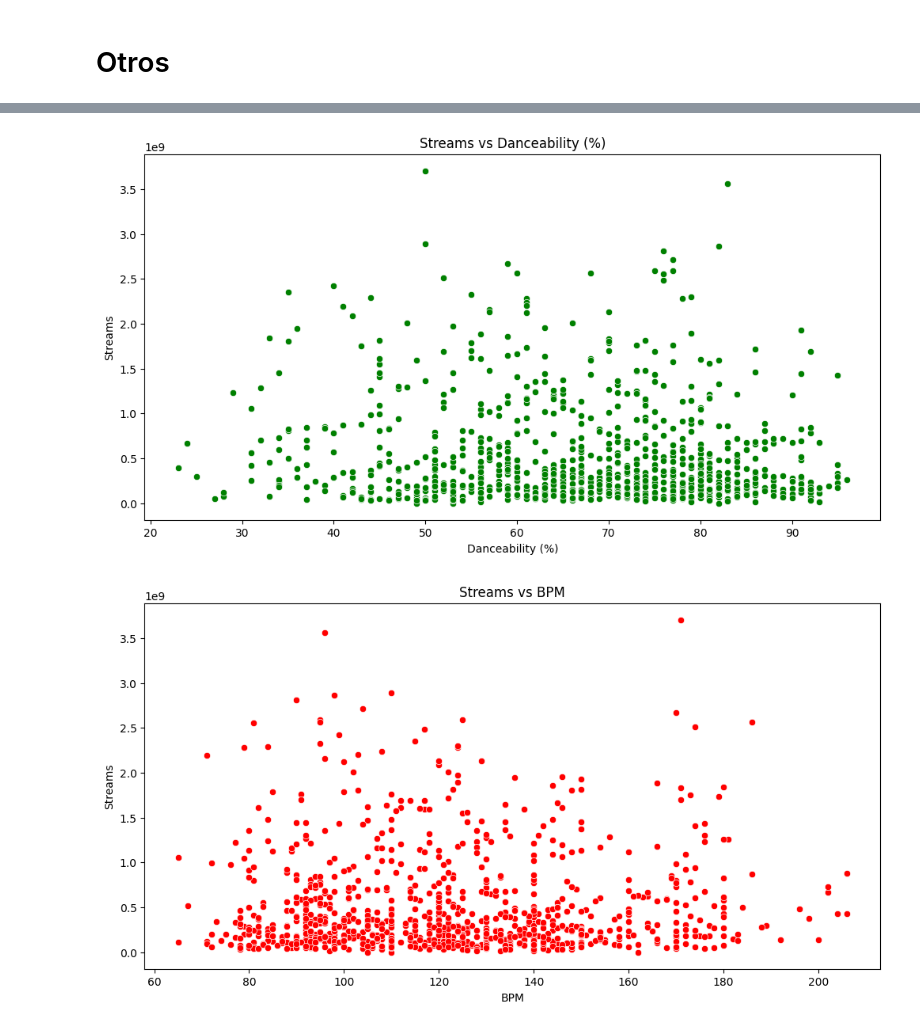
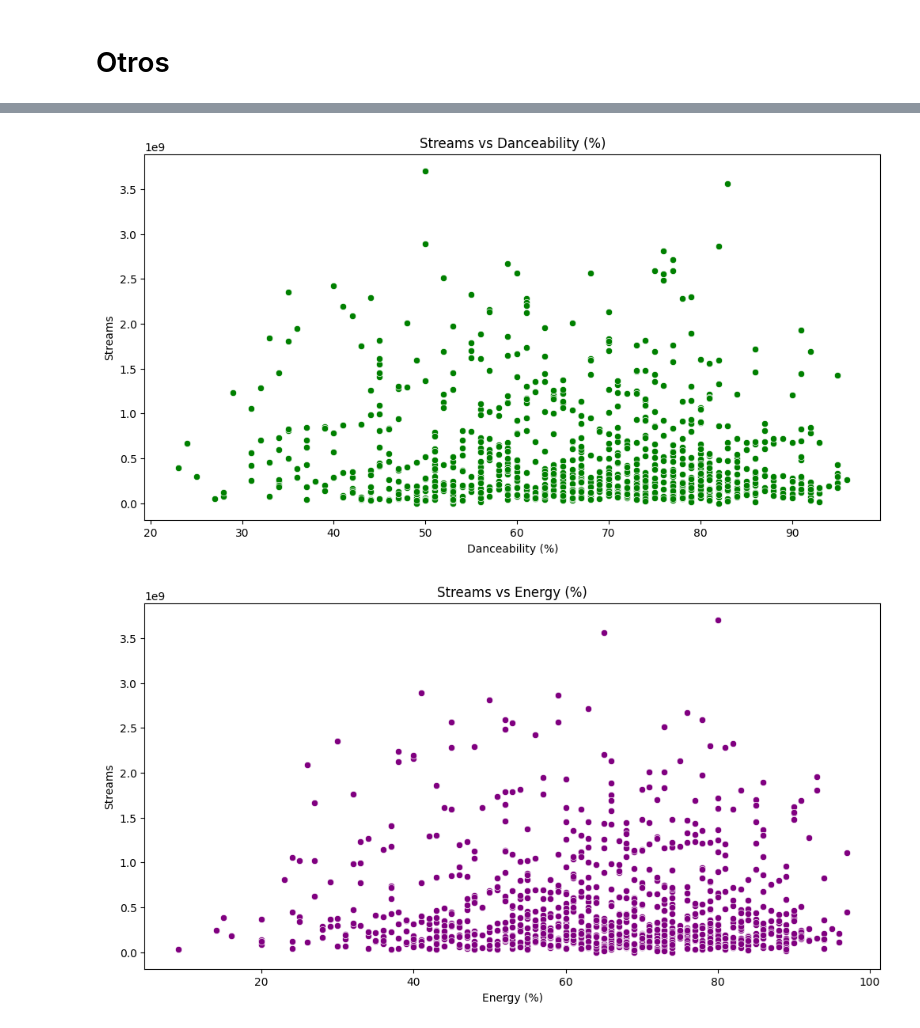
Before and after one commit to Blangis/An-lisis-industria-musical, a Jupyter notebook: distribuciones.ipynb, the cells around one changed output, grey strips where cells are left out. Cells and saved outputs as stored; diff of their text form; code cells hidden in the pictures.

```diff
--- a/distribuciones.ipynb
+++ b/distribuciones.ipynb
@@ -150,6 +150,47 @@ plt.title("Streams vs Danceability (%)")
 plt.xlabel("Danceability (%)")
 plt.ylabel("Streams")
 plt.show()
+
+# ------------------------------
+# 2️⃣ Streams vs Energy
+# ------------------------------
+plt.figure(figsize=(12,6))
+sns.scatterplot(x="energy_pct", y="streams", data=df, color="purple")
+plt.title("Streams vs Energy (%)")
+plt.xlabel("Energy (%)")
+plt.ylabel("Streams")
+plt.show()
+
+# ------------------------------
+# 2️⃣ Streams vs Liveness
+# ------------------------------
+plt.figure(figsize=(12,6))
+sns.scatterplot(x="liveness_pct", y="streams", data=df, color="pink")
+plt.title("Streams vs Liveness (%)")
+plt.xlabel("Liveness (%)")
+plt.ylabel("Streams")
+plt.show()
+
+# ------------------------------
+# 2️⃣ Streams vs Speechiness
+# ------------------------------
+plt.figure(figsize=(12,6))
+sns.scatterplot(x="speechiness_pct", y="streams", data=df, color="black")
+plt.title("Streams vs Speechiness (%)")
+plt.xlabel("Speechiness (%)")
+plt.ylabel("Streams")
+plt.show()
+
+# ------------------------------
+# 2️⃣ Streams vs Valence
+# ------------------------------
+plt.figure(figsize=(12,6))
+sns.scatterplot(x="valence_pct", y="streams", data=df, color="yellow")
+plt.title("Streams vs Valence (%)")
+plt.xlabel("Valence (%)")
+plt.ylabel("Streams")
+plt.show()
+
 
 # ------------------------------
 # 3️⃣ Streams vs BPM
@@ -162,31 +203,31 @@ plt.ylabel("Streams")
 plt.show()
 
 # ------------------------------
 # 4️⃣ Spotify Playlists vs Deezer Playlists
 # ------------------------------
 plt.figure(figsize=(12,6))
 sns.scatterplot(x="in_spotify_playlists", y="in_deezer_playlists", data=df, color="orange")
 plt.title("Comparación de Playlists: Spotify vs Deezer")
 plt.xlabel("Playlists en Spotify")
 plt.ylabel("Playlists en Deezer")
 plt.show()
 
 # ------------------------------
 # 5️⃣ Total Songs vs Total Streams por Artista
 # ------------------------------
 # Primero agregamos por artista
 artist_df = df.groupby("artists_name_clean").agg(
     total_songs=("track_id", "count"),
     total_streams=("streams", "sum")
 ).reset_index()
 
 plt.figure(figsize=(12,6))
 sns.scatterplot(x="total_songs", y="total_streams", data=artist_df, color="purple")
 plt.title("Total de Canciones vs Total de Streams por Artista")
 plt.xlabel("Número de Canciones")
 plt.ylabel("Total de Streams")
 plt.show()
 # %% [output]
 [figure]
 [figure]
-[figure, old version]
+[figure, new version]
```
Also changed, not shown: parts of 1 cell of this notebook.
